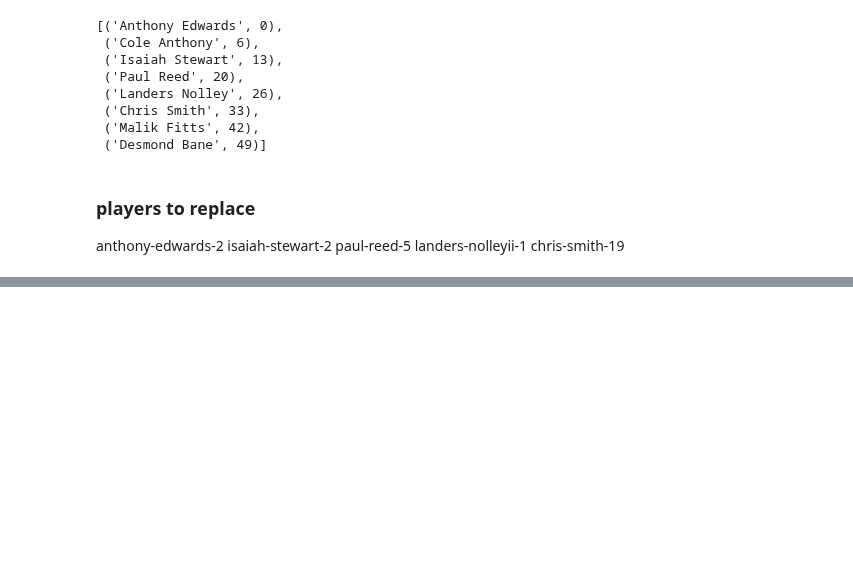
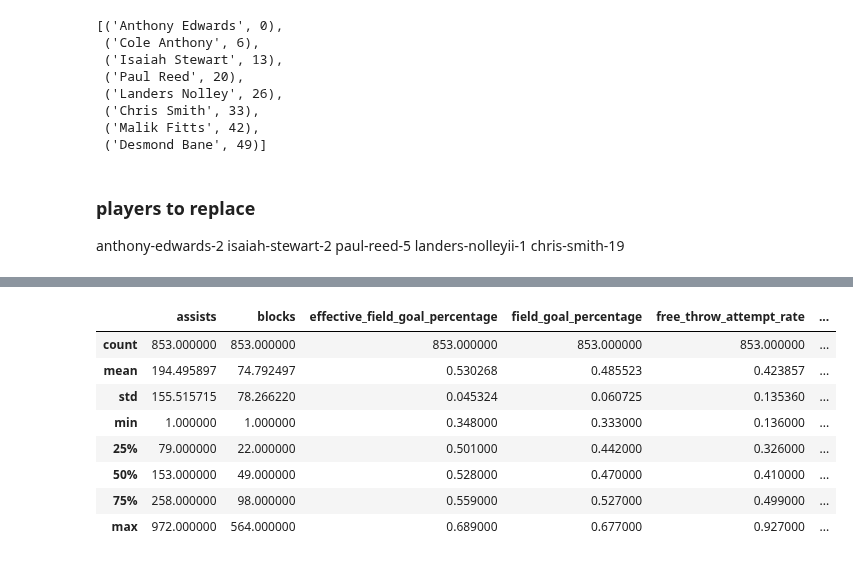
Before and after one commit to woodfin8/Draft_Machine, a Jupyter notebook: keith_test.ipynb, the cells around one changed output, grey strips where cells are left out. Saved outputs shown, nothing was run; the diff lists cells and outputs as text; code cells hidden in the pictures; blank space fills up the shorter version.

```diff
--- a/keith_test.ipynb
+++ b/keith_test.ipynb
@@ -631,3 +638,15 @@ inches = [(int(dim[0])*12) + int(dim[1]) for dim in height]
 draft2020_df['height'] = inches
 # %%
 draft2020_df.to_csv("Draft_data.csv",index = False, header = True)
+# %%
+ncaa2_df.describe()
+# %% [output]
+|  | assists | blocks | effective_field_goal_percentage | field_goal_percentage | free_throw_attempt_rate | ... |
+| count | 853.000000 | 853.000000 | 853.000000 | 853.000000 | 853.000000 | ... |
+| mean | 194.495897 | 74.792497 | 0.530268 | 0.485523 | 0.423857 | ... |
+| std | 155.515715 | 78.266220 | 0.045324 | 0.060725 | 0.135360 | ... |
+| min | 1.000000 | 1.000000 | 0.348000 | 0.333000 | 0.136000 | ... |
+| 25% | 79.000000 | 22.000000 | 0.501000 | 0.442000 | 0.326000 | ... |
+| 50% | 153.000000 | 49.000000 | 0.528000 | 0.470000 | 0.410000 | ... |
+| 75% | 258.000000 | 98.000000 | 0.559000 | 0.527000 | 0.499000 | ... |
+| max | 972.000000 | 564.000000 | 0.689000 | 0.677000 | 0.927000 | ... |
```
Also changed, not shown: parts of 2 cells of this notebook, 4 other files.
